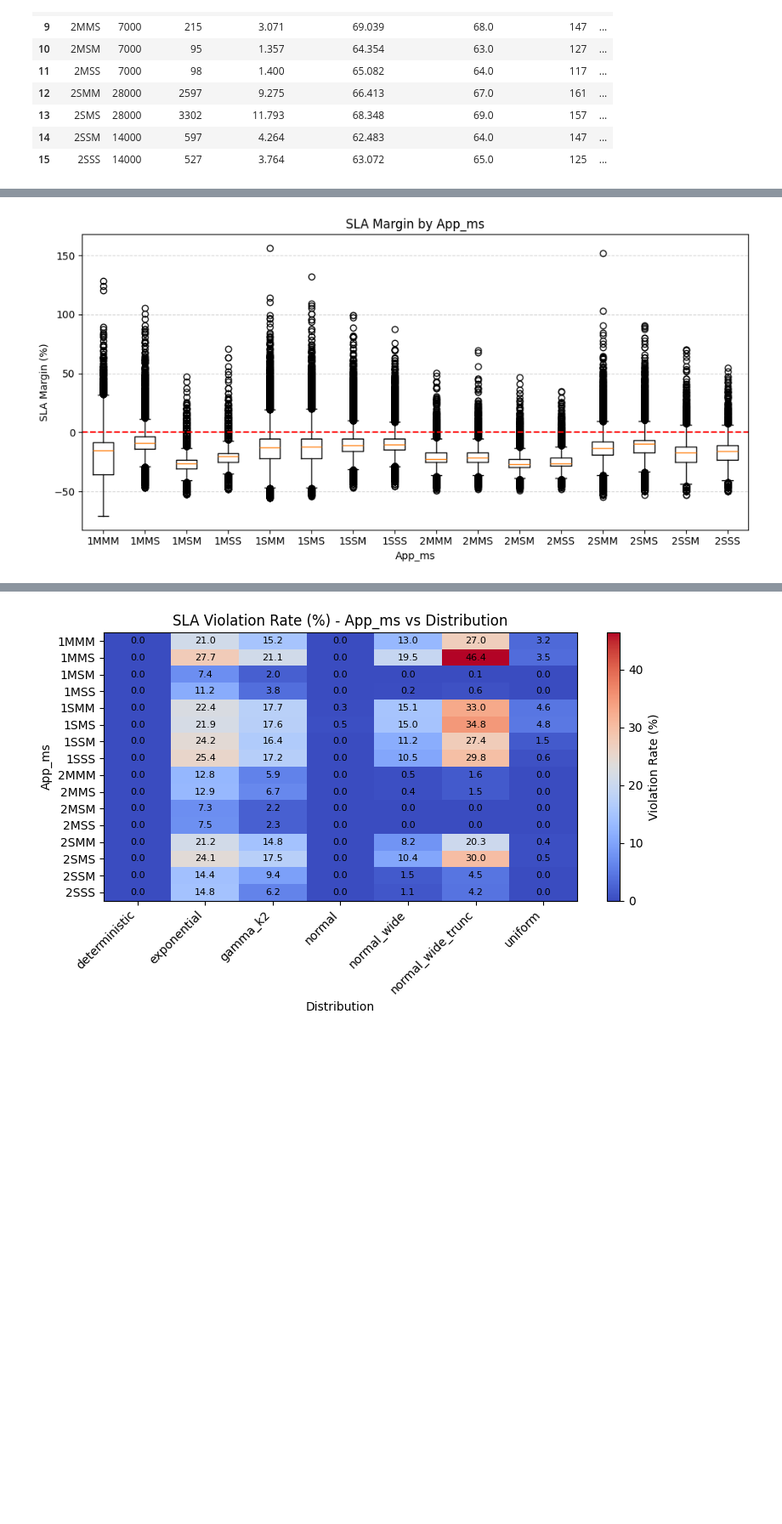
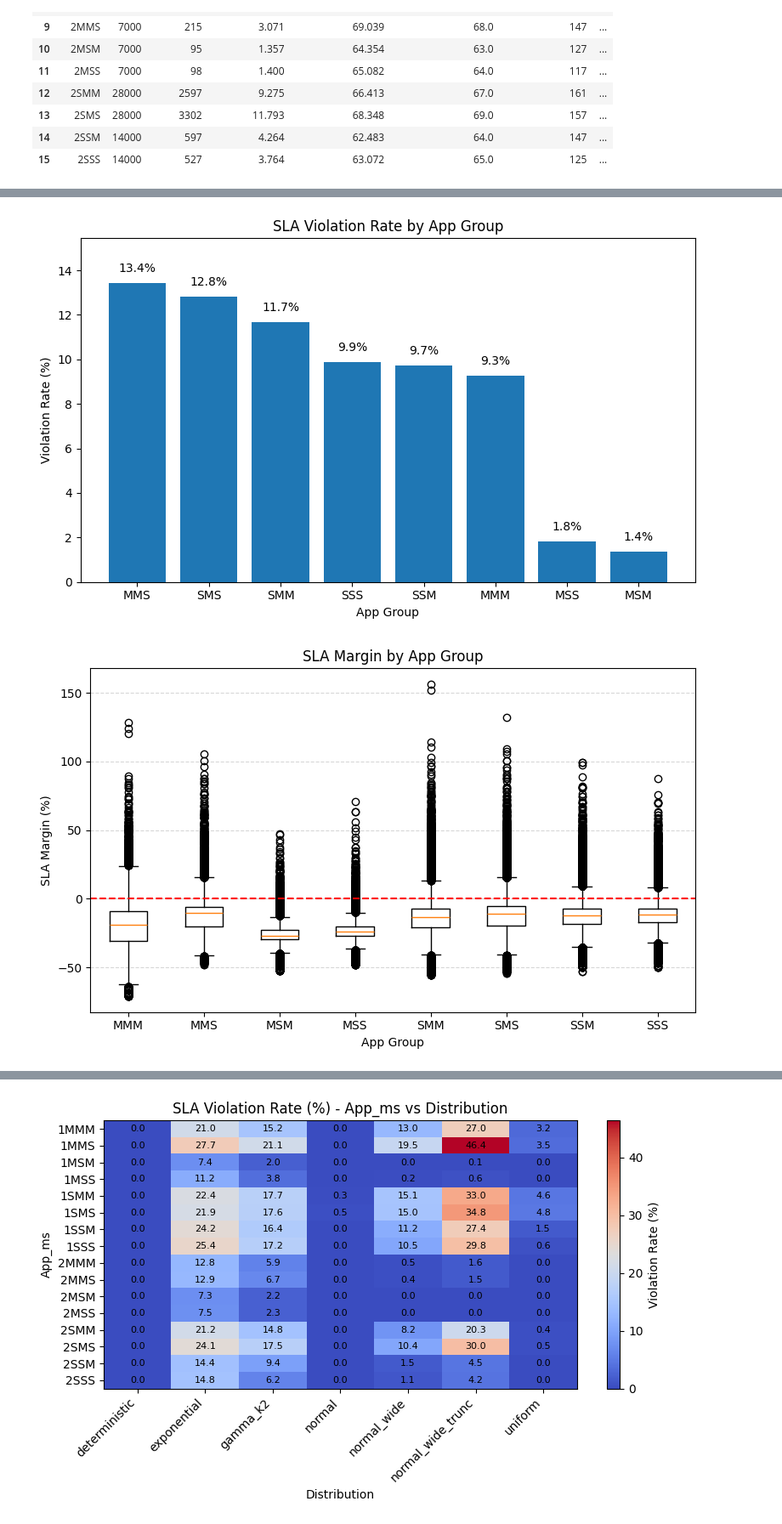
Before and after one commit to Damiano-Gilodi/EdgeSimPy, a Jupyter notebook: analysis/01_analysis_sla_worst_case.ipynb, the cells around one changed output, grey strips where cells are left out. Shown at 85% size. Drawn from its saved outputs; the diff is of its cells as text; code cells hidden in the pictures; blank space fills up the shorter version.

Commit message:
Add a new utility function `get_padded_ylim` to calculate y-axis limits with a specified padding ratio.
Add new plots utilizing the `app_group` attribute

```diff
--- a/analysis/01_analysis_sla_worst_case.ipynb
+++ b/analysis/01_analysis_sla_worst_case.ipynb
@@ -165,3 +167,6 @@ app_summary
 | 13 | 2SMS | 28000 | 3302 | 11.793 | 68.348 | 69.0 | 157 | ... |
 | 14 | 2SSM | 14000 | 597 | 4.264 | 62.483 | 64.0 | 147 | ... |
 | 15 | 2SSS | 14000 | 527 | 3.764 | 63.072 | 65.0 | 125 | ... |
+# %%
+app_group_summary = build_sla_summary(df, 'App_group')
+app_group_summary
@@ -220,19 +249,35 @@ plt.show()
 # %%
-categories = sorted(df['App_ms'].dropna().unique())
-data = [df.loc[df['App_ms'] == c, 'SLA_Margin_Perc'].dropna() for c in categories]
+plot_df = app_group_summary.sort_values('Violation_Rate', ascending=False)
 
-plt.figure(figsize=(10, 5))
+plt.figure(figsize=(8, 5))
+plt.bar(plot_df['App_group'], plot_df['Violation_Rate'])
+plt.title('SLA Violation Rate by App Group')
+plt.xlabel('App Group')
+plt.ylabel('Violation Rate (%)')
+plt.ylim(0, max(plot_df['Violation_Rate'].max() * 1.15, 5))
+
+for i, v in enumerate(plot_df['Violation_Rate']):
+    plt.text(i, v + 0.5, f"{v:.1f}%", ha='center')
+
+plt.tight_layout()
+plt.show()
+
+categories = sorted(df['App_group'].dropna().unique())
+data = [df.loc[df['App_group'] == c, 'SLA_Margin_Perc'].dropna() for c in categories]
+
+plt.figure(figsize=(8, 5))
 plt.boxplot(data, tick_labels=categories)
-plt.title('SLA Margin by App_ms')
-plt.xlabel('App_ms')
+plt.title('SLA Margin by App Group')
+plt.xlabel('App Group')
 plt.ylabel('SLA Margin (%)')
 
 plt.axhline(0, linestyle='--', color='red')
 plt.grid(axis='y', linestyle='--', alpha=0.5)
 plt.tight_layout()
 plt.show()
 # %% [output]
-[figure, old version]
+[figure, new version]
+[figure, added]
 # %%
 categories = sorted(df['Distribution'].dropna().unique())
 
```
Also changed, not shown: parts of 19 cells of this notebook, 1 other file.
